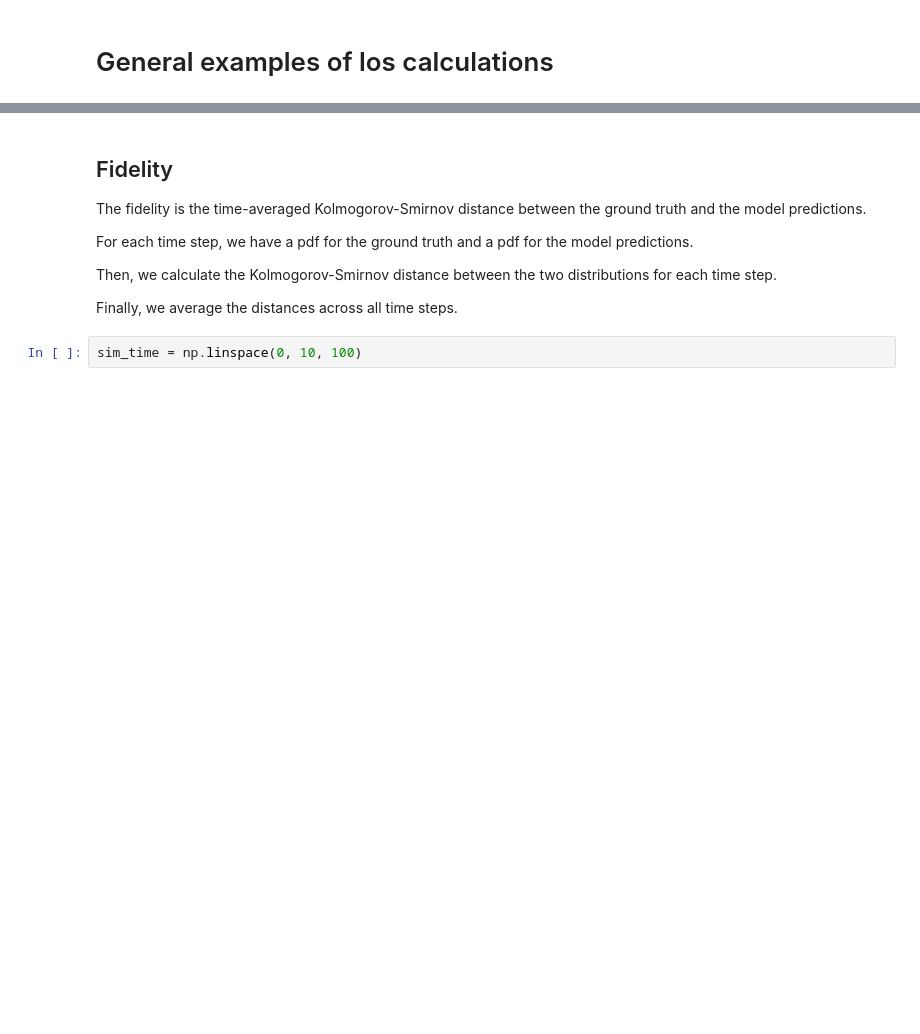
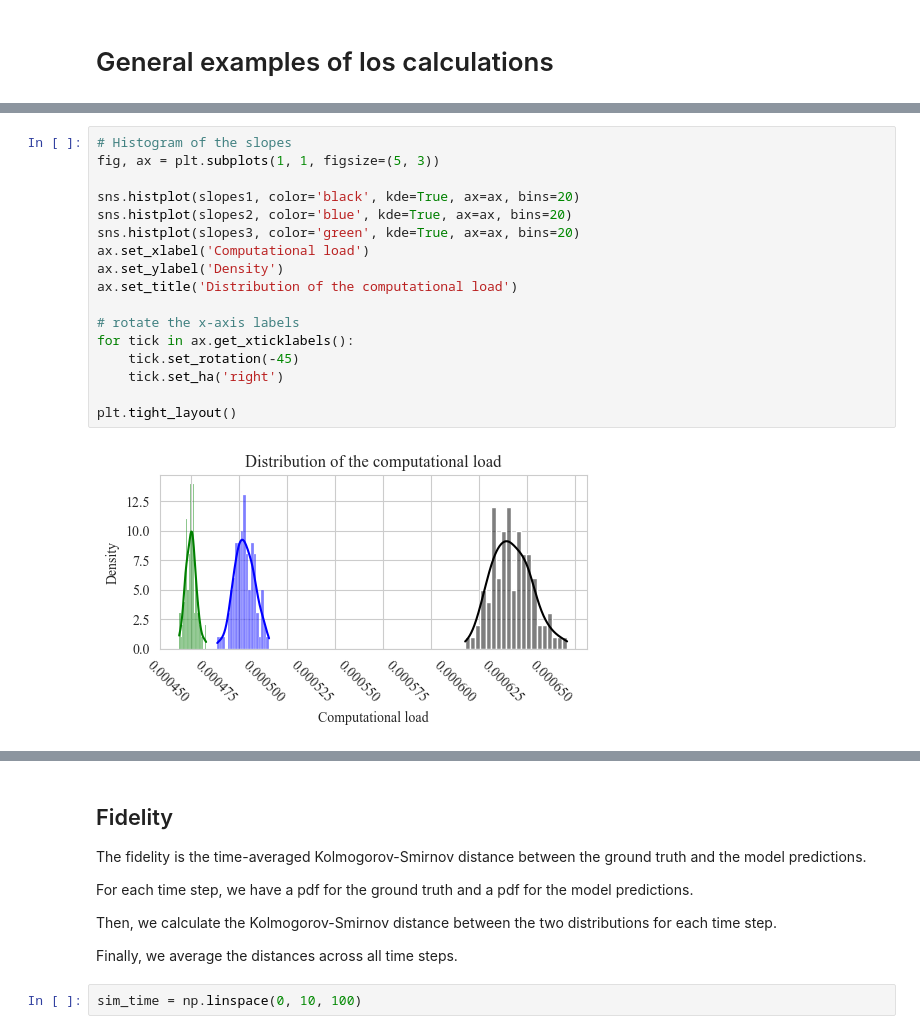
Before and after one commit to jpfutalef/VoI, a Jupyter notebook: notebooks/losses_figures.ipynb, the cells around one changed output, grey strips where cells are left out. Drawn from its saved outputs; the diff is of its cells as text; blank space fills up the shorter version.

```diff
--- a/notebooks/losses_figures.ipynb
+++ b/notebooks/losses_figures.ipynb
@@ -20,0 +106,19 @@ The execution time, instead, might vary across different runs due to underlying
+# %%
+# Histogram of the slopes
+fig, ax = plt.subplots(1, 1, figsize=(5, 3))
+
+sns.histplot(slopes1, color='black', kde=True, ax=ax, bins=20)
+sns.histplot(slopes2, color='blue', kde=True, ax=ax, bins=20)
+sns.histplot(slopes3, color='green', kde=True, ax=ax, bins=20)
+ax.set_xlabel('Computational load')
+ax.set_ylabel('Density')
+ax.set_title('Distribution of the computational load')
+
+# rotate the x-axis labels
+for tick in ax.get_xticklabels():
+    tick.set_rotation(-45)
+    tick.set_ha('right')
+
+plt.tight_layout()
+# %% [output]
+[figure, added]
```
Also changed, not shown: parts of 17 cells of this notebook, 6 other files.
